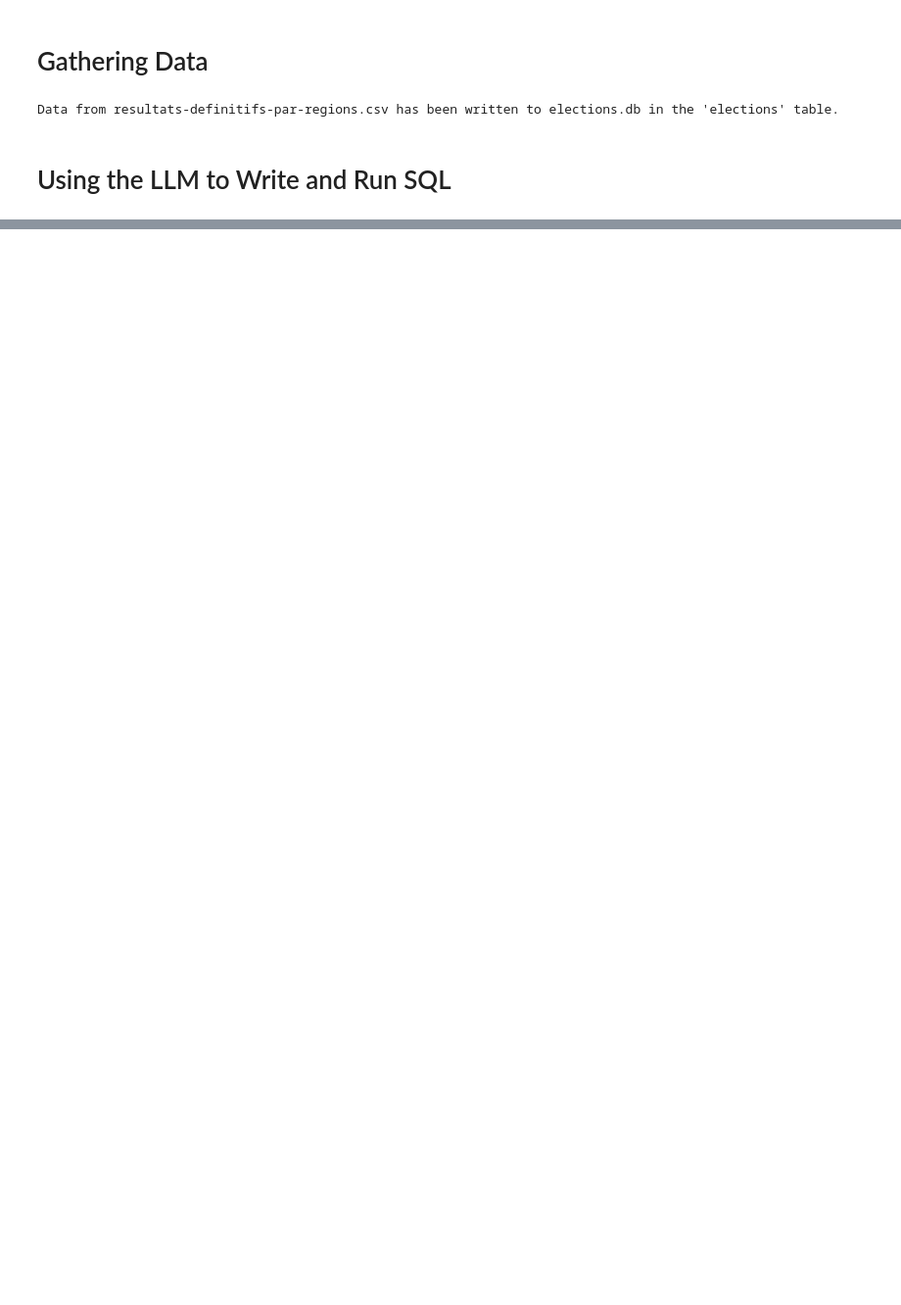
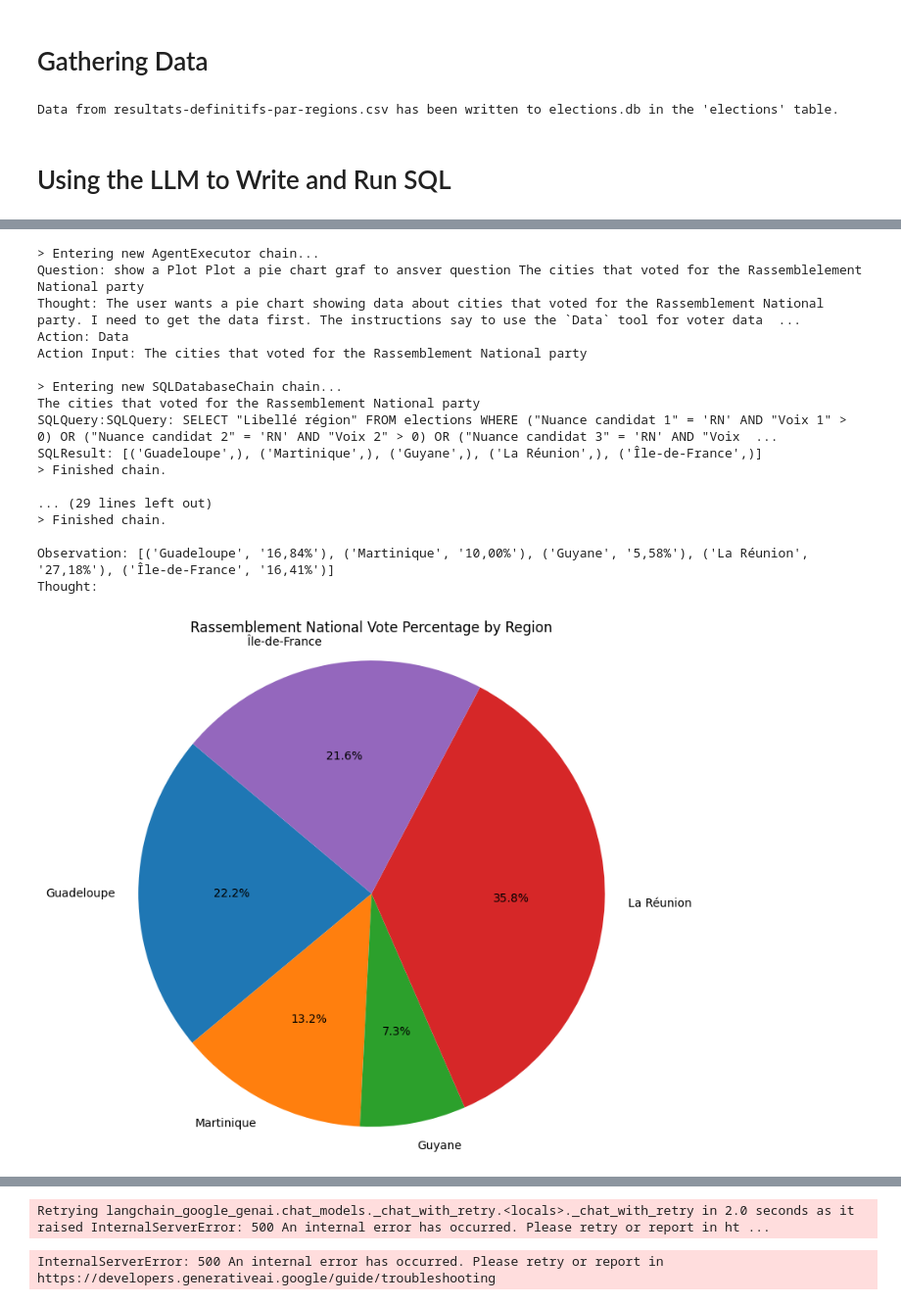
Before and after one commit to barhador/LangChain-French-Election-Analysis, a Jupyter notebook: Analysis-of-2024-French-Legislatives-Elections.ipynb, the cells around one changed output, grey strips where cells are left out. Shown at 98% size. Drawn from its saved outputs; the diff is of its cells as text; code cells hidden in the pictures; blank space fills up the shorter version.

```diff
--- a/Analysis-of-2024-French-Legislatives-Elections.ipynb
+++ b/Analysis-of-2024-French-Legislatives-Elections.ipynb
@@ -125,0 +262,22 @@ SQLResult: [(818552.0,)]
+# %%
+request = "show a Plot  Plot a pie chart graf to ansver question The cities that voted for the Rassemblement National party"
+agent_executor.run(request)
+# %% [output]
+> Entering new AgentExecutor chain...
+Question: show a Plot Plot a pie chart graf to ansver question The cities that voted for the Rassemblelement National party
+Thought: The user wants a pie chart showing data about cities that voted for the Rassemblement National party. I need to get the data first. The instructions say to use the `Data` tool for voter data  ...
+Action: Data
+Action Input: The cities that voted for the Rassemblement National party
+
+> Entering new SQLDatabaseChain chain...
+The cities that voted for the Rassemblement National party
+SQLQuery:SQLQuery: SELECT "Libellé région" FROM elections WHERE ("Nuance candidat 1" = 'RN' AND "Voix 1" > 0) OR ("Nuance candidat 2" = 'RN' AND "Voix 2" > 0) OR ("Nuance candidat 3" = 'RN' AND "Voix  ...
+SQLResult: [('Guadeloupe',), ('Martinique',), ('Guyane',), ('La Réunion',), ('Île-de-France',)]
+> Finished chain.
+
+... (29 lines left out)
+> Finished chain.
+
+Observation: [('Guadeloupe', '16,84%'), ('Martinique', '10,00%'), ('Guyane', '5,58%'), ('La Réunion', '27,18%'), ('Île-de-France', '16,41%')]
+Thought:
+[figure, added]
@@ -125,0 +301,2 @@ SQLResult: [(818552.0,)]
+Retrying langchain_google_genai.chat_models._chat_with_retry.<locals>._chat_with_retry in 2.0 seconds as it raised InternalServerError: 500 An internal error has occurred. Please retry or report in ht ...
+InternalServerError: 500 An internal error has occurred. Please retry or report in https://developers.generativeai.google/guide/troubleshooting
```
Also changed, not shown: parts of 11 cells of this notebook, 2 other files.
